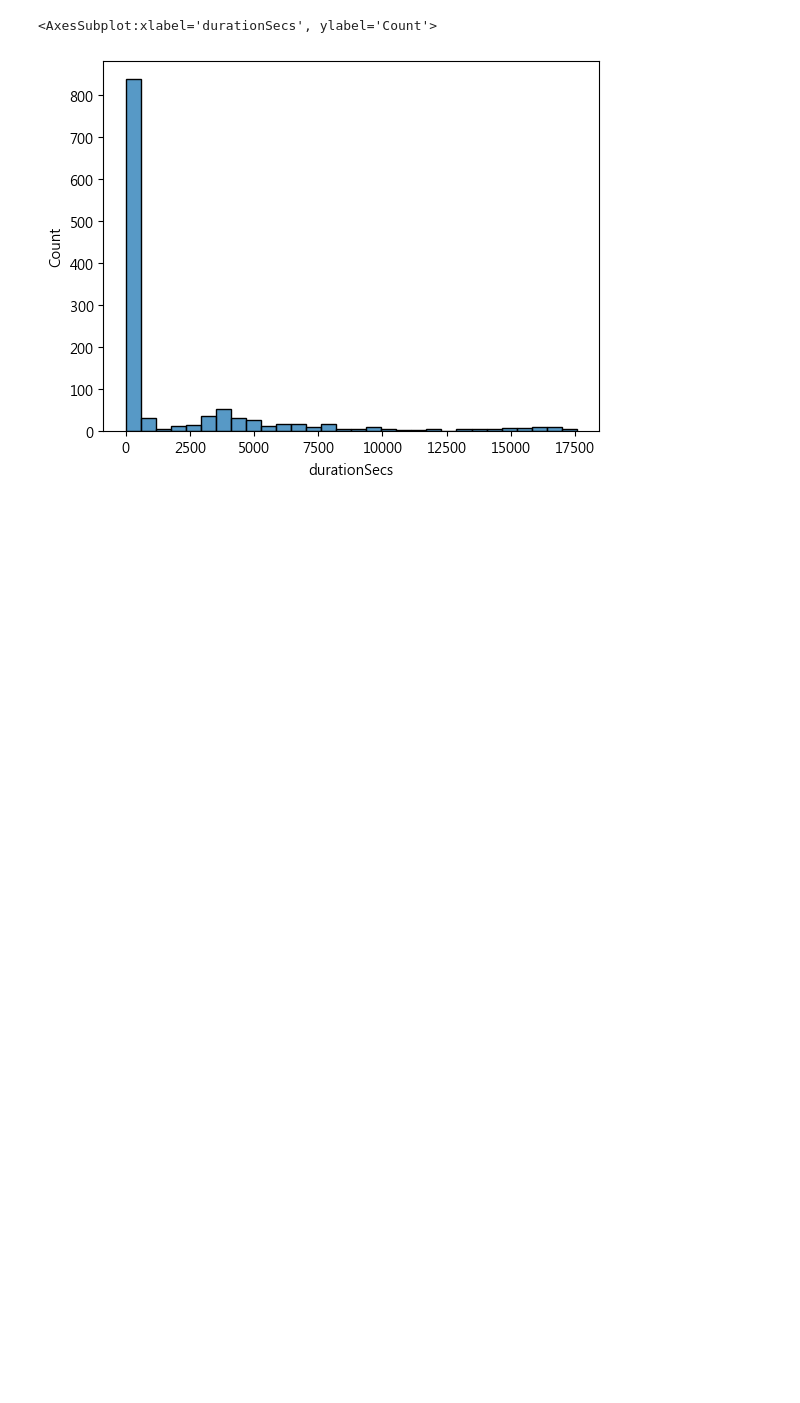
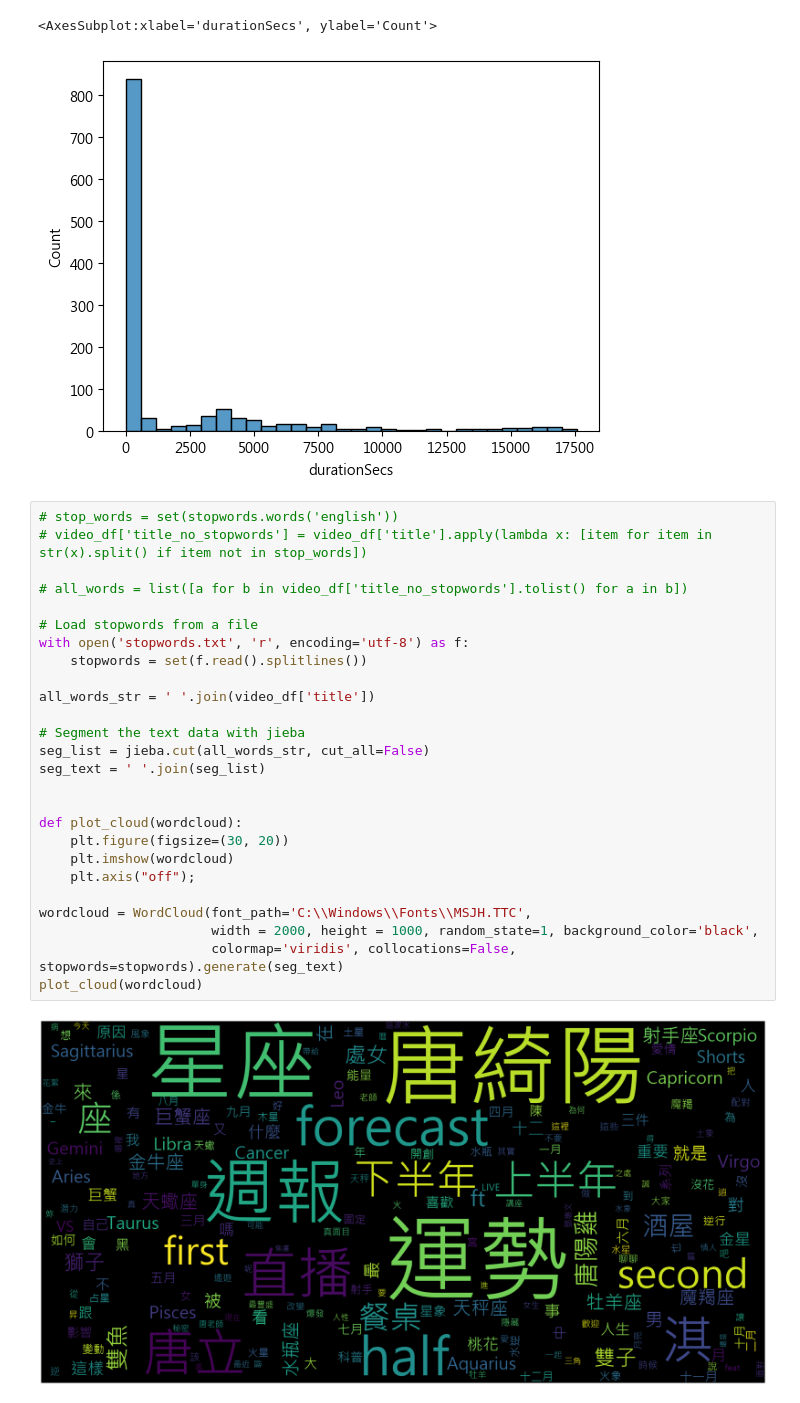
Before and after one commit to JuYinC/YouTube, a Jupyter notebook: youtube.ipynb, the cells around one changed output. Drawn from its saved outputs; the diff is of its cells as text; blank space fills up the shorter version.

Commit message:
Added wordcloud and upload schedule

```diff
--- a/youtube.ipynb
+++ b/youtube.ipynb
@@ -279,3 +283,31 @@ sns.histplot(data = video_df, x = 'durationSecs', bins=30)
 # %% [output]
 <AxesSubplot:xlabel='durationSecs', ylabel='Count'>
 [figure]
+# %%
+# stop_words = set(stopwords.words('english'))
+# video_df['title_no_stopwords'] = video_df['title'].apply(lambda x: [item for item in str(x).split() if item not in stop_words])
+
+# all_words = list([a for b in video_df['title_no_stopwords'].tolist() for a in b])
+
+# Load stopwords from a file
+with open('stopwords.txt', 'r', encoding='utf-8') as f:
+    stopwords = set(f.read().splitlines())
+
+all_words_str = ' '.join(video_df['title'])
+
+# Segment the text data with jieba
+seg_list = jieba.cut(all_words_str, cut_all=False)
+seg_text = ' '.join(seg_list)
+
+
+def plot_cloud(wordcloud):
+    plt.figure(figsize=(30, 20))
+    plt.imshow(wordcloud)
+    plt.axis("off");
+
+wordcloud = WordCloud(font_path='C:\\Windows\\Fonts\\MSJH.TTC',
+                      width = 2000, height = 1000, random_state=1, background_color='black',
+                      colormap='viridis', collocations=False, stopwords=stopwords).generate(seg_text)
+plot_cloud(wordcloud)
+# %% [output]
+[figure, added]
```
Also changed, not shown: parts of 2 cells of this notebook, 1 other file.
